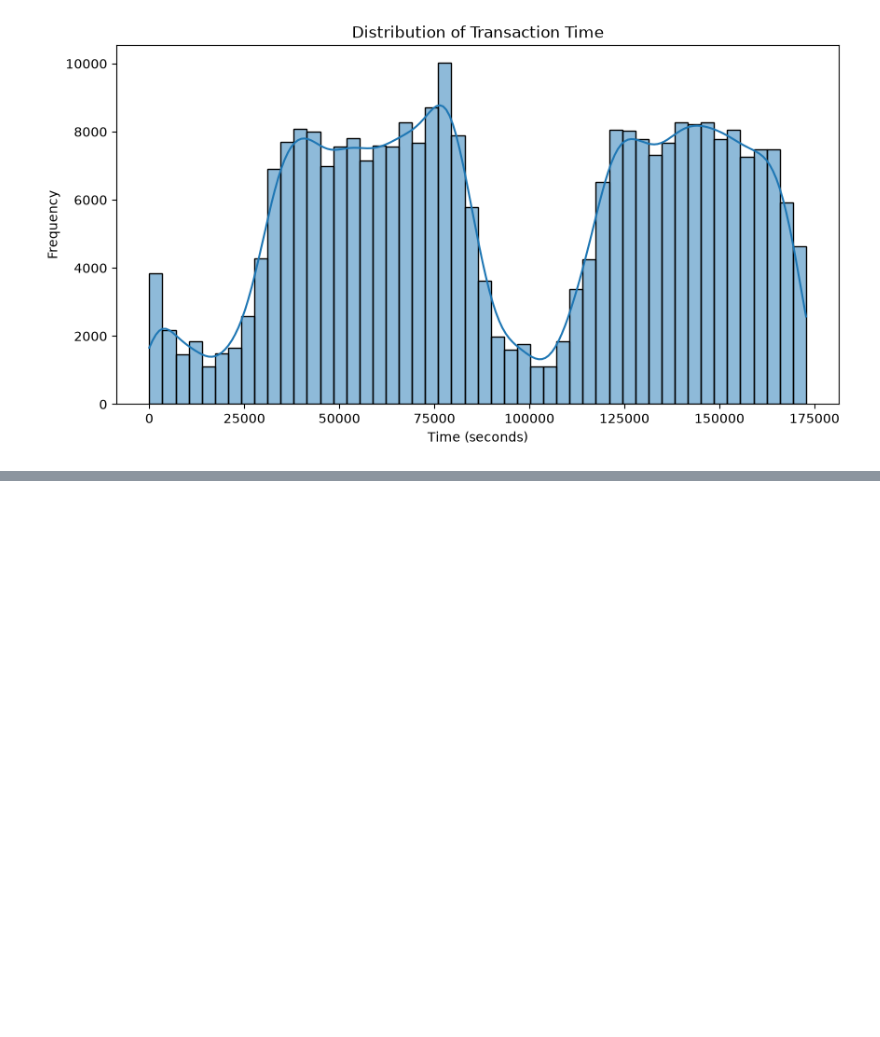
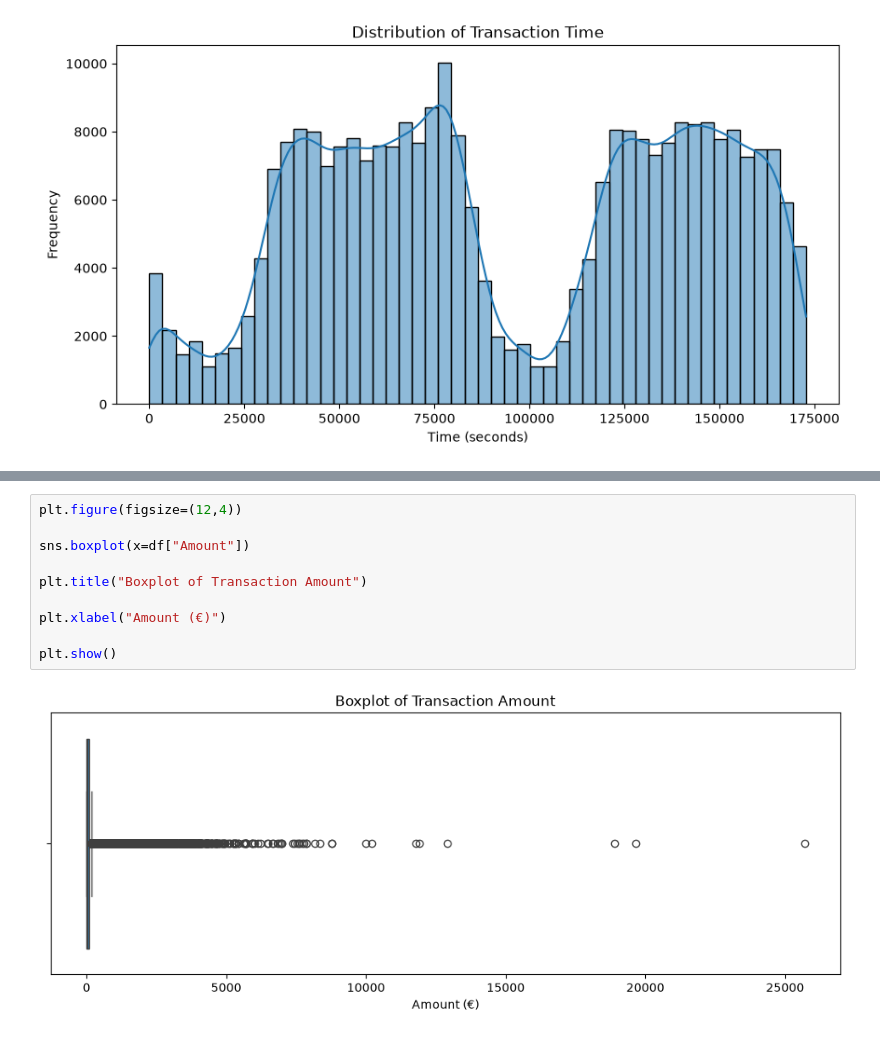
Before and after one commit to Saumyasingh1205/credit-card-fraud-ai, a Jupyter notebook: notebooks/01_EDA.ipynb, the cells around one changed output, grey strips where cells are left out. Cells and saved outputs as stored; diff of their text form; blank space fills up the shorter version.

```diff
--- a/notebooks/01_EDA.ipynb
+++ b/notebooks/01_EDA.ipynb
@@ -189,0 +268,12 @@ plt.show()
+# %%
+plt.figure(figsize=(12,4))
+
+sns.boxplot(x=df["Amount"])
+
+plt.title("Boxplot of Transaction Amount")
+
+plt.xlabel("Amount (€)")
+
+plt.show()
+# %% [output]
+[figure, added]
```
Also changed, not shown: parts of 39 cells of this notebook.
